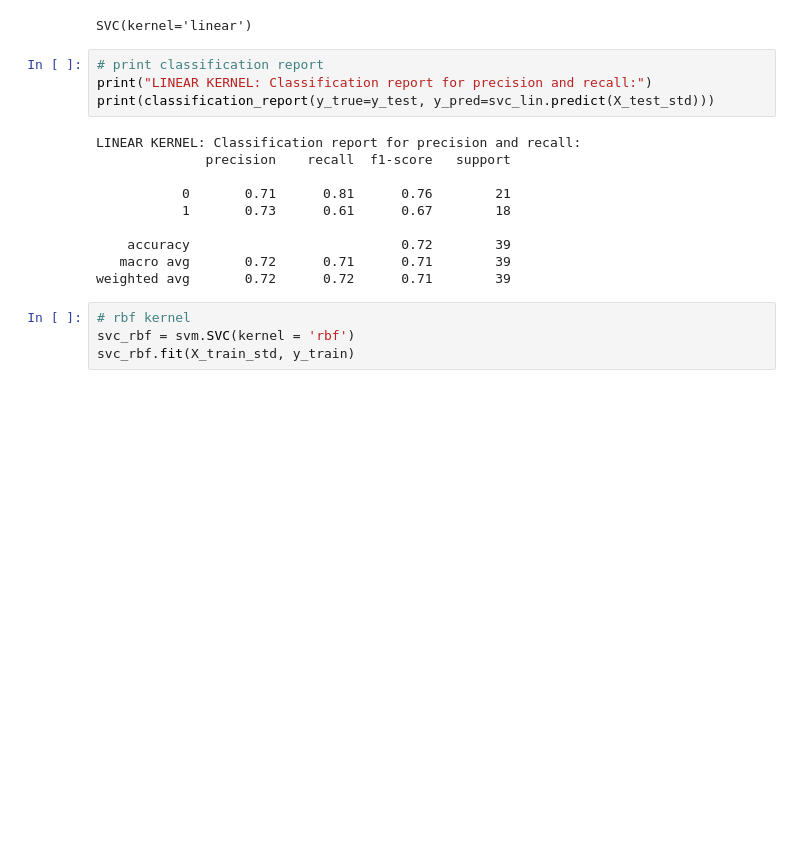
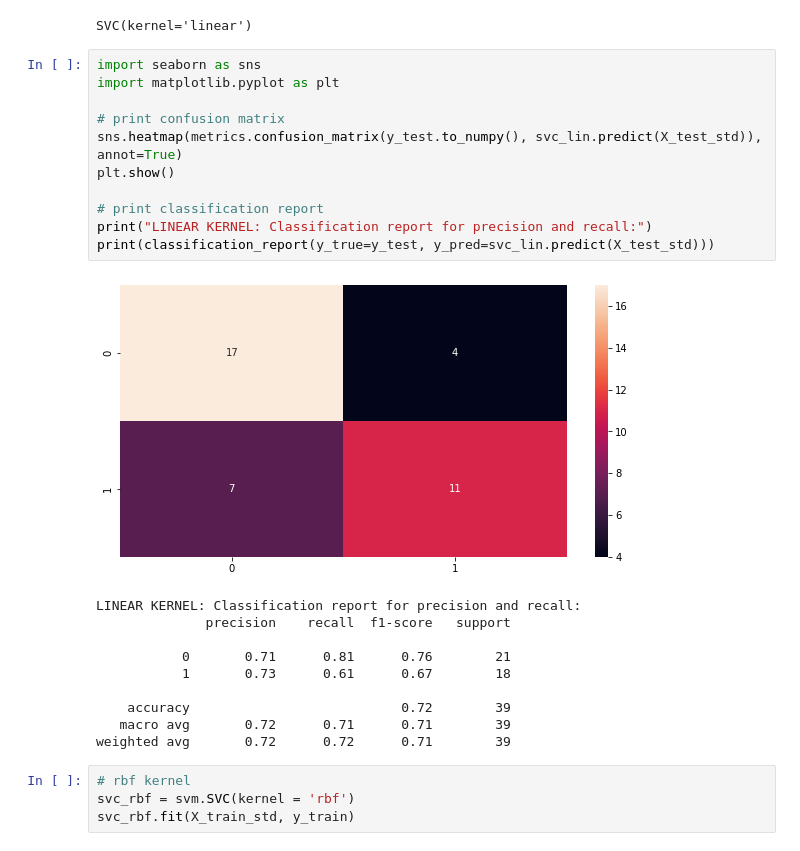
Before and after one commit to mjpitts/ecs171_group_17, a Jupyter notebook: project.ipynb, the cells around one changed output. Saved outputs shown, nothing was run; the diff lists cells and outputs as text; blank space fills up the shorter version.

```diff
--- a/project.ipynb
+++ b/project.ipynb
@@ -376,10 +383,18 @@ svc_lin.fit(X_train_std, y_train)
 # %% [output]
 SVC(kernel='linear')
 # %%
+import seaborn as sns
+import matplotlib.pyplot as plt
+
+# print confusion matrix
+sns.heatmap(metrics.confusion_matrix(y_test.to_numpy(), svc_lin.predict(X_test_std)), annot=True)
+plt.show()
+
 # print classification report
 print("LINEAR KERNEL: Classification report for precision and recall:")
 print(classification_report(y_true=y_test, y_pred=svc_lin.predict(X_test_std)))
 # %% [output]
+[figure, added]
 LINEAR KERNEL: Classification report for precision and recall:
               precision    recall  f1-score   support
 
```
Also changed, not shown: parts of 12 cells of this notebook.
